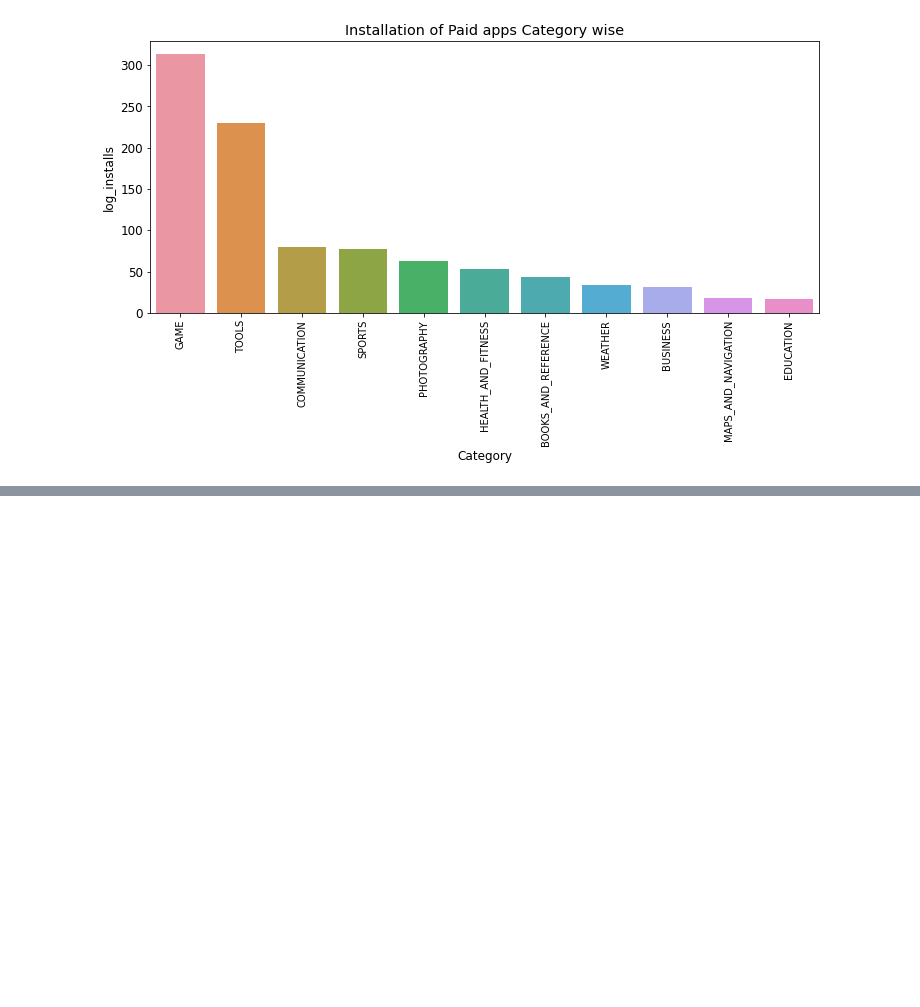
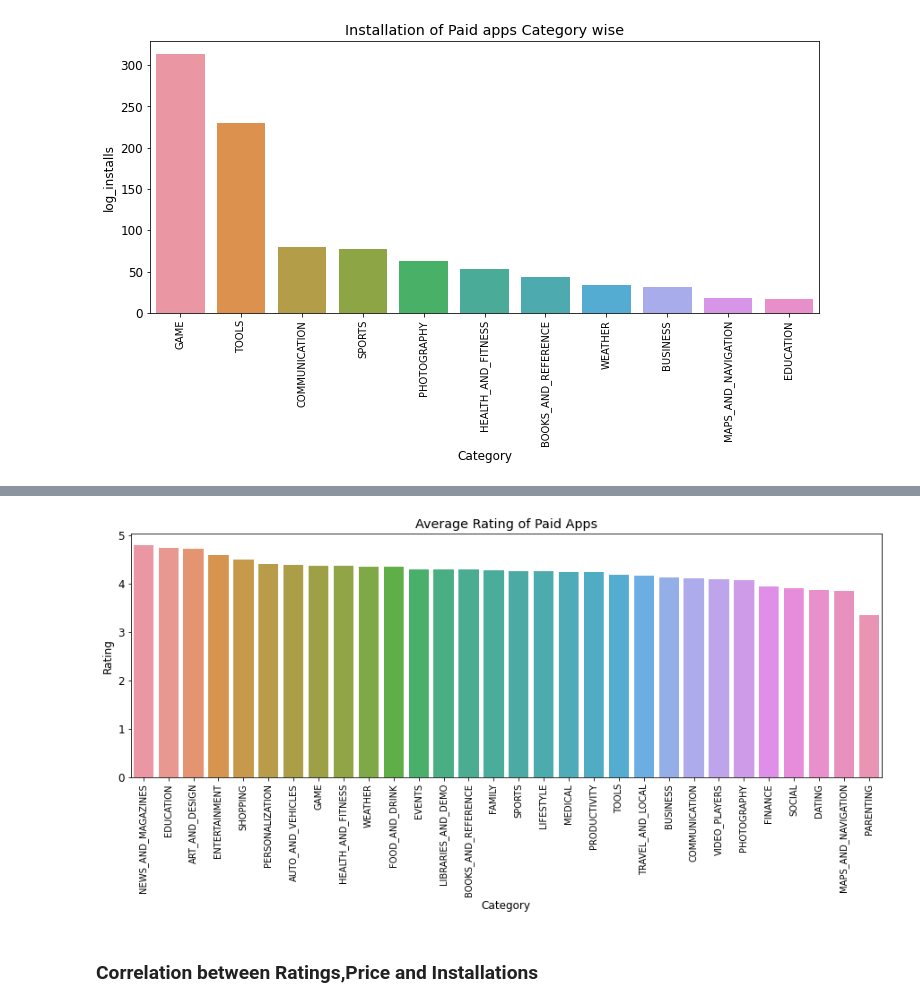
Before and after one commit to P-Sushma6/Google-Playstore-Apps-Reviews-Analysis, a Jupyter notebook: Play_Store_App_Analysis_Capstone_Project.ipynb, the cells around one changed output, grey strips where cells are left out. Cells and saved outputs as stored; diff of their text form; code cells hidden in the pictures; blank space fills up the shorter version.

```diff
--- a/Play_Store_App_Analysis_Capstone_Project.ipynb
+++ b/Play_Store_App_Analysis_Capstone_Project.ipynb
@@ -328,0 +370,7 @@ plt.show()
+# %%
+# Replacing null values with the median value of Ratings
+playstoredf.loc[playstoredf['Rating'].isnull(),'Rating']=playstoredf['Rating'].median()
+# %%
+# Category wise average rating for paid apps
+paid_apps_average_rating=playstoredf[playstoredf['Type']=='Paid'].groupby('Category')['Rating'].mean().sort_values(ascending=False).reset_index()
+paid_apps_average_rating
@@ -328,0 +395,12 @@ plt.show()
+# %%
+plt.figure(figsize=(15,5))
+plt.xticks(rotation=90,fontsize=10)
+plt.xlabel('Category')
+plt.ylabel('Average Rating')
+plt.title('Average Rating of Paid Apps')
+sns.barplot(paid_apps_average_rating.Category,paid_apps_average_rating.Rating)
+plt.show()
+# %% [output]
+[figure, added]
+# %% [markdown]
+### **Correlation between Ratings,Price and Installations**
```
Also changed, not shown: parts of 11 cells of this notebook.
